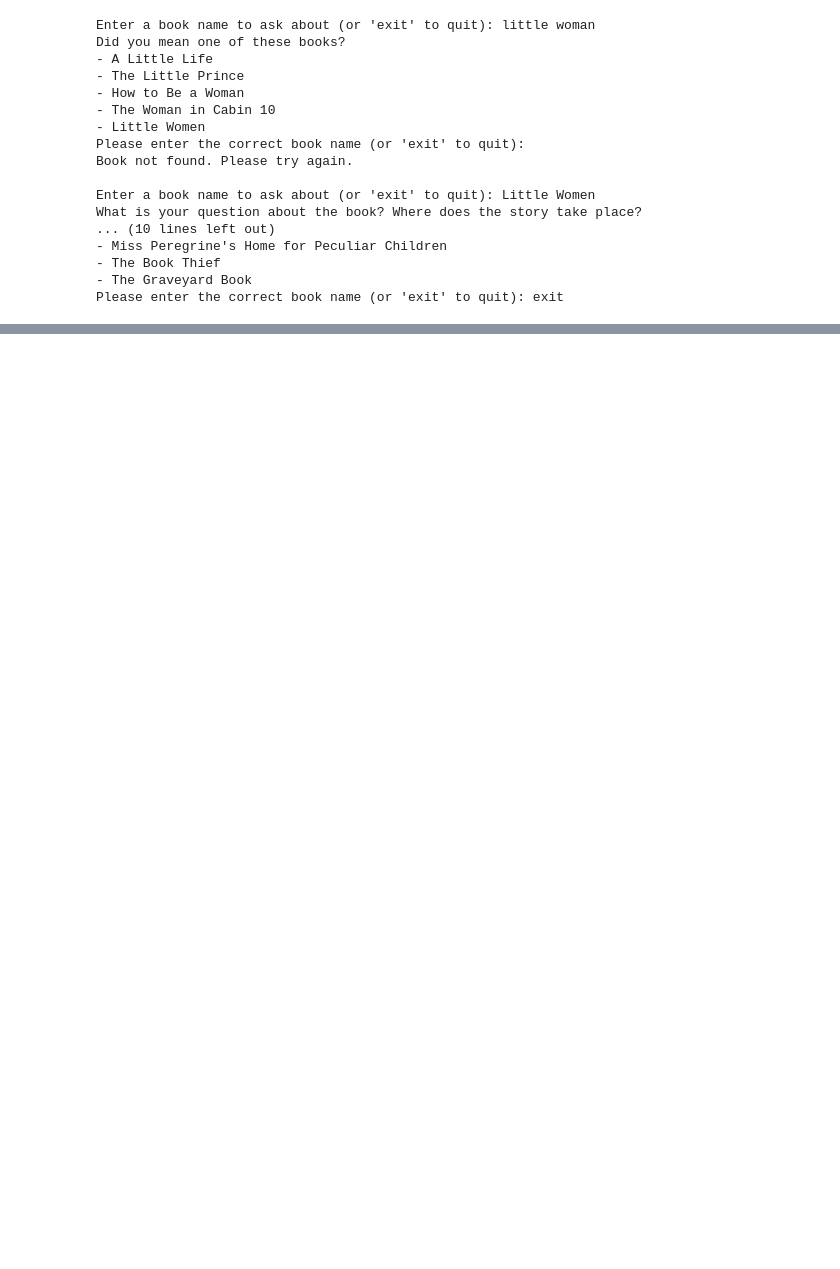
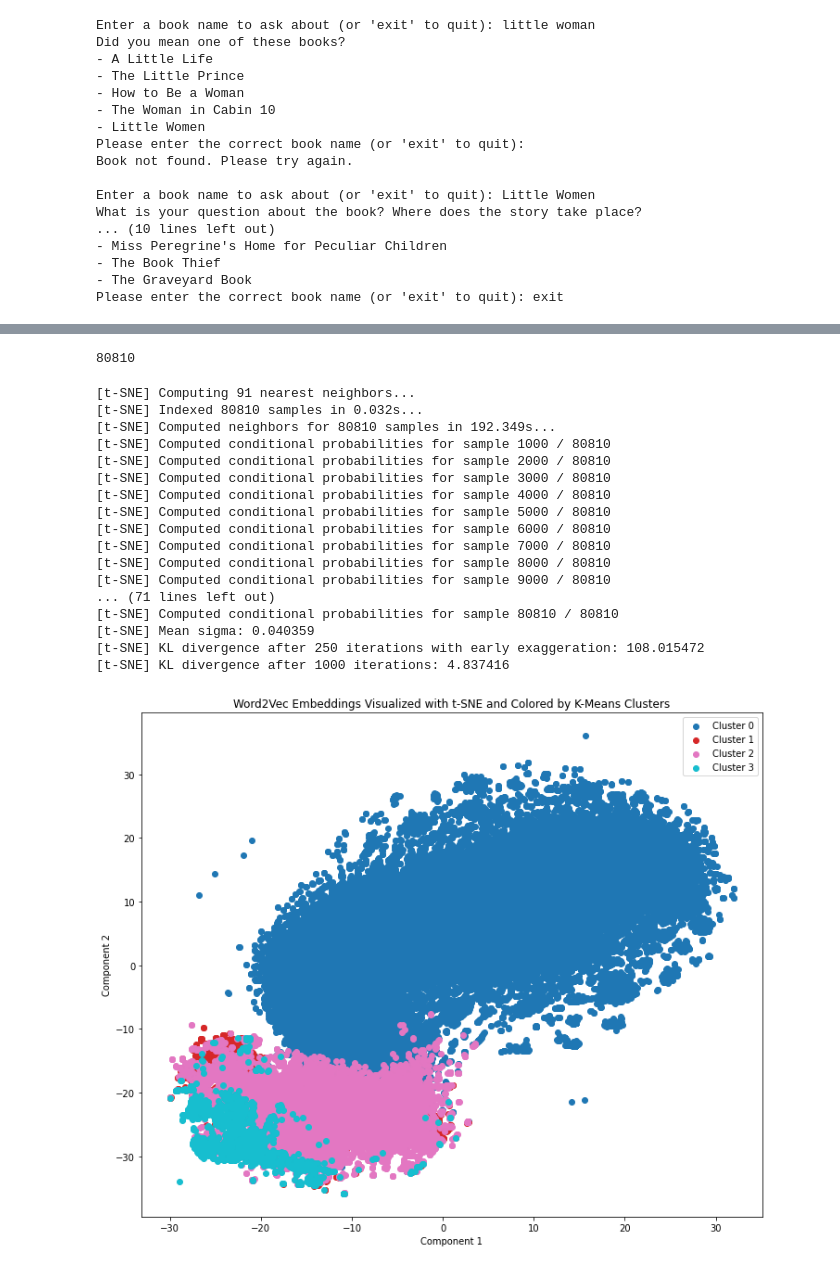
Before and after one commit to Timothevtl/NLP_project_app, a Jupyter notebook: projet_tim_anna.ipynb, the cells around one changed output, grey strips where cells are left out. Saved outputs shown, nothing was run; the diff lists cells and outputs as text; code cells hidden in the pictures; blank space fills up the shorter version.

```diff
--- a/projet_tim_anna.ipynb
+++ b/projet_tim_anna.ipynb
@@ -1183,3 +1382,3 @@ Name: book_summary_cleaned, Length: 997, dtype: object
 # %%
 # Train a Word2Vec model
-word2vec_model = Word2Vec(sentences=book_df['book_summary_cleaned'], vector_size=100, window=5, min_count=1, workers=4)
+word2vec_model = Word2Vec(sentences=book_df['book_summary_cleaned_pour_de_vrai'], vector_size=100, window=5, min_count=1, workers=4)
@@ -1526,0 +1728,9 @@ Please enter the correct book name (or 'exit' to quit): exit
+# %%
+def text_cleaner(text):
+    # Convert text to lowercase
+    text = text.lower()
+    # Remove punctuation
+    tokenizer = RegexpTokenizer(r'[a-zA-Z]+')
+    words = tokenizer.tokenize(text)
+    filtered_words = [word for word in words if word not in english_stopwords]
+    return filtered_words
@@ -1526,0 +1768,4 @@ Please enter the correct book name (or 'exit' to quit): exit
+# %%
+sub_df['clean_sum'] = sub_df['review_text'].progress_apply(text_cleaner)
+# %%
+sub_df_word2vec = Word2Vec(sentences=sub_df['clean_sum'], vector_size=300, window=5, min_count=1, workers=4)
@@ -1526,0 +1787,63 @@ Please enter the correct book name (or 'exit' to quit): exit
+# %%
+len,()
+# %% [output]
+80810
+# %%
+from sklearn.manifold import TSNE
+from sklearn.cluster import KMeans
+import matplotlib.pyplot as plt
+import numpy as np
+
+# Assuming 'model' is your trained Word2Vec model
+# Sample a subset of the whole vocabulary
+words = np.random.choice(list(sub_df_word2vec.wv.index_to_key), len(list(sub_df_word2vec.wv.index_to_key)), replace=False)
+word_vectors = np.array([sub_df_word2vec.wv[word] for word in words])
+
+# Perform K-Means clustering
+num_clusters = 4
+kmeans = KMeans(n_clusters=num_clusters)
+kmeans.fit(word_vectors)
+cluster_labels = kmeans.labels_
+
+# Set up t-SNE
+tsne = TSNE(n_components=2, verbose=1, random_state=23)
+word_vectors_2d = tsne.fit_transform(word_vectors)
+
+# Create a scatter plot of the t-SNE reduced word vectors, colored by cluster assignment
+plt.figure(figsize=(12, 10))
+
+# Generate a color map for the clusters
+colors = plt.cm.get_cmap('tab10', num_clusters)
+
+for i in range(num_clusters):
+    # Select only data points that belong to the current cluster
+    indices = [index for index, label in enumerate(cluster_labels) if label == i]
+    current_cluster_vectors_2d = word_vectors_2d[indices]
+
+    # Scatter plot for each cluster
+    plt.scatter(current_cluster_vectors_2d[:, 0], current_cluster_vectors_2d[:, 1], c=[colors(i)], label=f'Cluster {i}')
+
+plt.title('Word2Vec Embeddings Visualized with t-SNE and Colored by K-Means Clusters')
+plt.xlabel('Component 1')
+plt.ylabel('Component 2')
+plt.legend()  # Optional: include if you want to label the clusters
+plt.show()
+# %% [output]
+[t-SNE] Computing 91 nearest neighbors...
+[t-SNE] Indexed 80810 samples in 0.032s...
+[t-SNE] Computed neighbors for 80810 samples in 192.349s...
+[t-SNE] Computed conditional probabilities for sample 1000 / 80810
+[t-SNE] Computed conditional probabilities for sample 2000 / 80810
+[t-SNE] Computed conditional probabilities for sample 3000 / 80810
+[t-SNE] Computed conditional probabilities for sample 4000 / 80810
+[t-SNE] Computed conditional probabilities for sample 5000 / 80810
+[t-SNE] Computed conditional probabilities for sample 6000 / 80810
+[t-SNE] Computed conditional probabilities for sample 7000 / 80810
+[t-SNE] Computed conditional probabilities for sample 8000 / 80810
+[t-SNE] Computed conditional probabilities for sample 9000 / 80810
+... (71 lines left out)
+[t-SNE] Computed conditional probabilities for sample 80810 / 80810
+[t-SNE] Mean sigma: 0.040359
+[t-SNE] KL divergence after 250 iterations with early exaggeration: 108.015472
+[t-SNE] KL divergence after 1000 iterations: 4.837416
+[figure, added]
```
Also changed, not shown: parts of 151 cells of this notebook.
